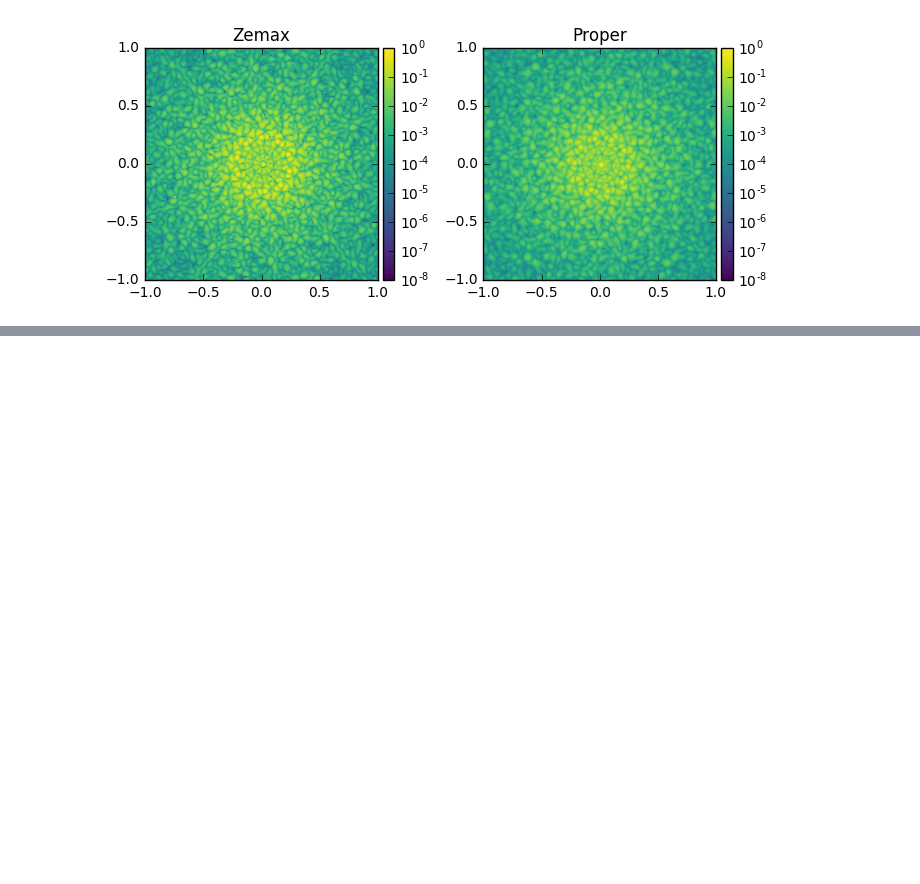
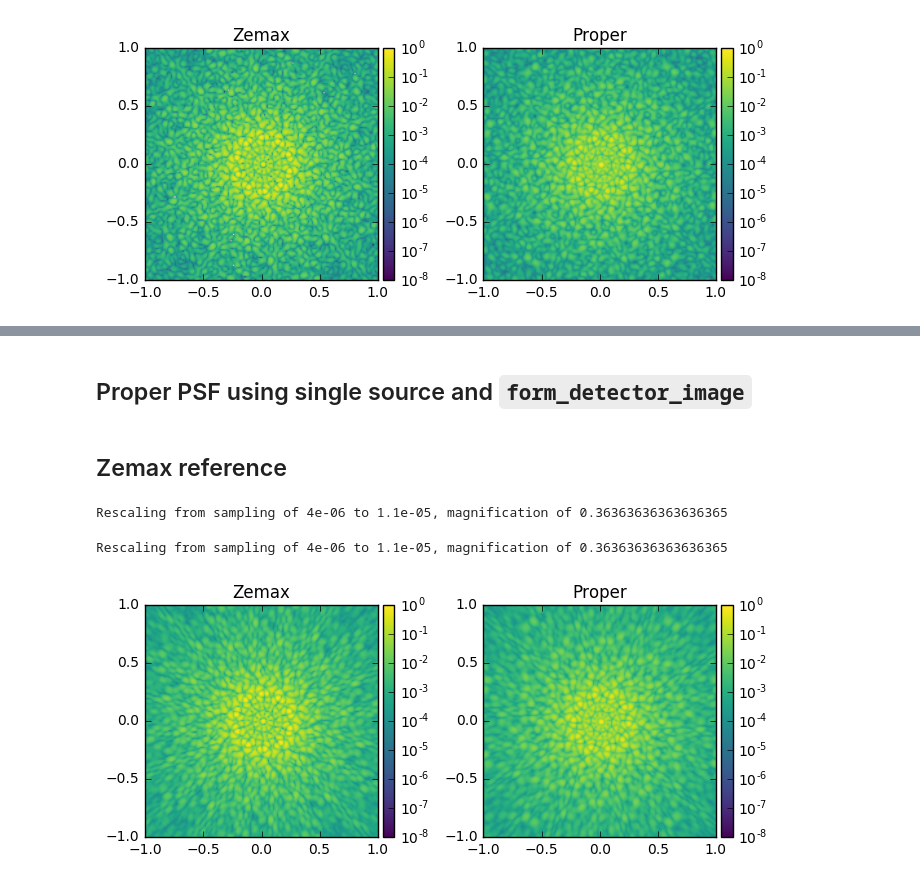
Before and after one commit to benjaminpope/toliman, a Jupyter notebook: image_modelling/notebooks/Validate spiral PSF.ipynb, the cells around one changed output, grey strips where cells are left out. Cells and saved outputs as stored; diff of their text form; code cells hidden in the pictures; blank space fills up the shorter version.

Commit message:
Added polychromatic proper vs zemax comparison

```diff
--- a/image_modelling/notebooks/Validate spiral PSF.ipynb
+++ b/image_modelling/notebooks/Validate spiral PSF.ipynb
@@ -116,0 +123,45 @@ plt.show()
+# %%
+# First source, on axis
+source_a_multi = {
+            'wavelengths': wl_vals_multi,
+            'weights': wl_weights_multi,
+            'settings': toliman_settings
+            }
+# %% [markdown]
+## Proper PSF using single source and `form_detector_image`
+# %%
+image_multi = form_detector_image(prescription, [source_a_multi], gridsize, detector_pitch, npixels)
+# %% [markdown]
+## Zemax reference
+# %%
+zemax_multi = np.load('../zemax_examples/toliman-RC-f50_SpiralPupil_psf_0deg_600-630-12waves_4mm.npy')
+# Resolution is too high, so downsample.
+src_pitch = 4e-6 # specified in source file
+
+mag = src_pitch / detector_pitch
+print("Rescaling from sampling of {} to {}, magnification of {}".format(src_pitch, detector_pitch, mag))
+zemax_multi_resized = proper.prop_magnify(zemax_multi, mag, CONSERVE = False, AMP_CONSERVE=False)
+# %% [output]
+Rescaling from sampling of 4e-06 to 1.1e-05, magnification of 0.36363636363636365
+# %%
+# Resolution is too high, so downsample.
+src_pitch = 4e-6 # specified in source file
+mag = src_pitch / detector_pitch
+print("Rescaling from sampling of {} to {}, magnification of {}".format(src_pitch, detector_pitch, mag))
+zemax_multi_resized = proper.prop_magnify(zemax_multi, mag, CONSERVE = False, AMP_CONSERVE=False)
+# %% [output]
+Rescaling from sampling of 4e-06 to 1.1e-05, magnification of 0.36363636363636365
+# %%
+#Side by side plot
+from mpl_toolkits.axes_grid1 import make_axes_locatable
+import matplotlib.colors as mcolors
+fig, axes = plt.subplots(1, 2, figsize=(8,3))
+plt.axes(axes[0])
+view_psf(zemax_multi_resized/zemax_multi_resized.max(axis=None), detector_pitch/1e-3, 1., vmin=1e-8, title='Zemax')
+
+plt.axes(axes[1])
+view_psf(image_multi/image_multi.max(axis=None), detector_pitch/1e-3, 1., vmin=1e-8, title='Proper')
+
+plt.show()
+# %% [output]
+[figure, added]
```
Also changed, not shown: parts of 11 cells of this notebook.
